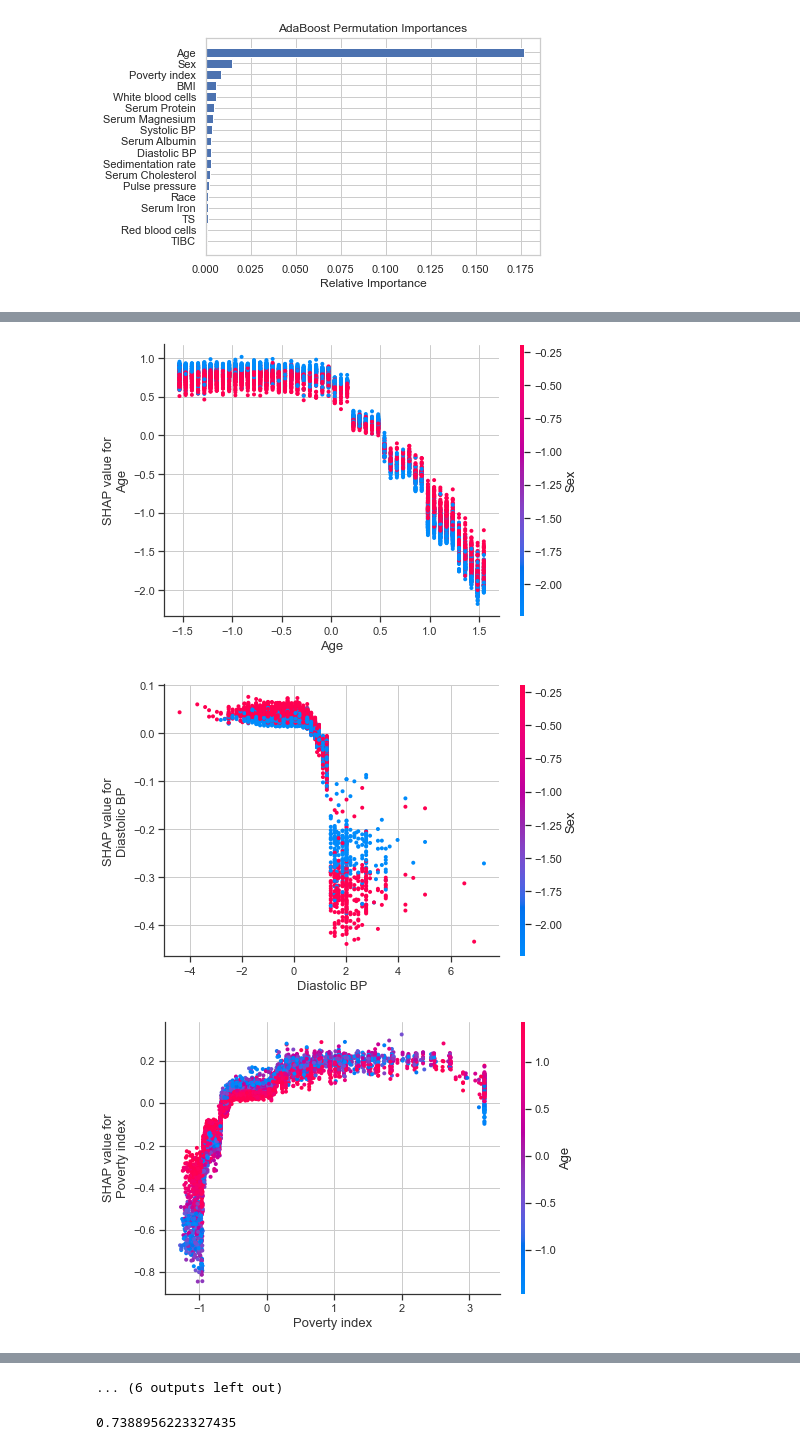
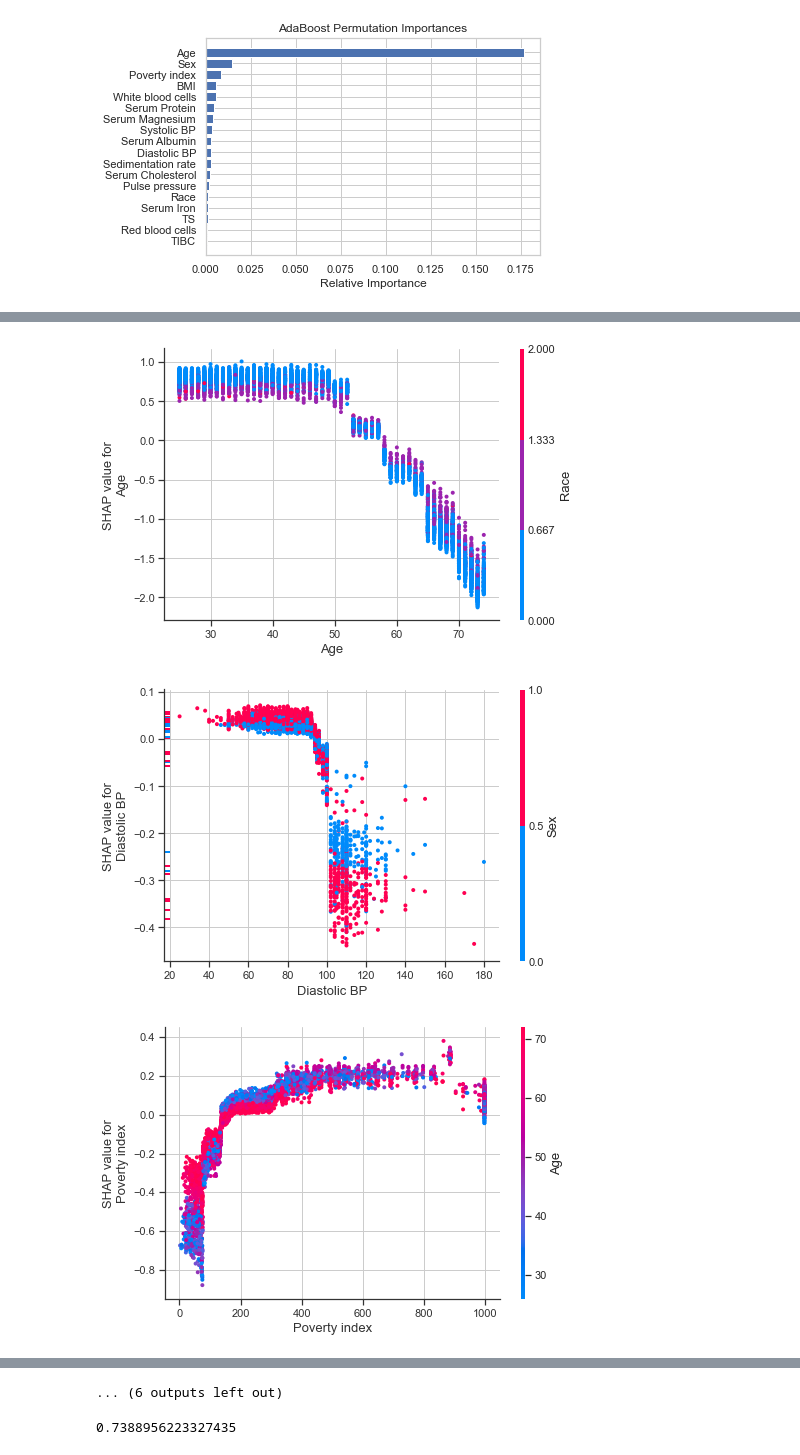
Before and after one commit to raychen2019/Mortality, a Jupyter notebook: models-v3.ipynb, the cells around one changed output, grey strips where cells are left out. Cells and saved outputs as stored; diff of their text form; code cells hidden in the pictures.

```diff
--- a/models-v3.ipynb
+++ b/models-v3.ipynb
@@ -103,7 +120,7 @@ Baseline Logistic Regression Score: 0.7356105810651266
 # %% [markdown]
 ### <div class="exercise"> k-NN Performance </div>
 # %%
-k_list = [100,120,150,200,500]
+k_list = [10,25,50,100,120,150,200,250,300,500]
 validation_error = []
 training_error = []
 
@@ -170,18 +187,13 @@ plt.show()
 # %% [markdown]
 ## Logistic Regression Lasso
 # %%
-standard_scaler = StandardScaler().fit(X_train_impute)
-
-X_train_impute_standard = standard_scaler.transform(X_train_impute)
-X_test_impute_standard = standard_scaler.transform(X_test_impute)
-
 logit_lasso = LogisticRegression(penalty = 'l1', max_iter = 500, solver ='saga')
 
-logit_lasso.fit(X_train_impute_standard, y_train.values.ravel())
+logit_lasso.fit(X_train_impute, y_train.values.ravel())
 
-y_pred_train = logit_lasso.predict(X_train_impute_standard)
+y_pred_train = logit_lasso.predict(X_train_impute)
 
-y_pred_test = logit_lasso.predict(X_test_impute_standard)
+y_pred_test = logit_lasso.predict(X_test_impute)
 
 logit_lasso_train_auc_score = roc_auc_score(y_train, y_pred_train)
 logit_lasso_test_auc_score = roc_auc_score(y_test, y_pred_test)
@@ -344,6 +356,12 @@ The beta coefficient 18 Pulse pressure for logistic regression ridge CV:
 beta_coeff_dictionaries={}
 labels = ['Lasso','Lasso CV', 'Ridge', 'Ridge CV']
 
+beta_coeff_dictionaries_2={}
+labels = ['Lasso','Lasso CV', 'Ridge', 'Ridge CV']
+beta_coef_lasso=[]
+beta_coef_lasso_CV=[]
+beta_coef_ridge=[]
+beta_coef_ridge_CV=[]
 
 print(f"The y-intercept: ")
 print(f"Lasso: {logit_lasso.intercept_[0]:.4f} Lasso CV: {logit_lasso_CV.intercept_[0]:.4f} Ridge: {logit_ridge.intercept_[0]:.4f} Ridge CV: {logit_ridge_CV.intercept_[0]:.4f} \n")
@@ -353,4 +371,9 @@ for i in range(len(logit_lasso_CV.coef_[0])):
     print(f"The beta coefficient {i+1:.0f} "+X_train.columns[i]+":")
     print(f"Lasso: {logit_lasso.coef_[0][i]:.4f} Lasso CV: {logit_lasso_CV.coef_[0][i]:.4f} Ridge: {logit_ridge.coef_[0][i]:.4f} Ridge CV: {logit_ridge_CV.coef_[0][i]:.4f} \n")
 
-    beta_coeff_dictionaries[current_col] = [logit_lasso.coef_[0][i],logit_lasso_CV.coef_[0][i], logit_ridge.coef_[0][i], logit_ridge_CV.coef_[0][i]]
+    #beta_coeff_dictionaries[current_col] = [logit_lasso.coef_[0][i],logit_lasso_CV.coef_[0][i], logit_ridge.coef_[0][i], logit_ridge_CV.coef_[0][i]]
+
+    beta_coef_lasso.append(logit_lasso.coef_[0][i])
+    beta_coef_lasso_CV.append(logit_lasso_CV.coef_[0][i])
+    beta_coef_ridge.append(logit_ridge.coef_[0][i])
+    beta_coef_ridge_CV.append(logit_ridge_CV.coef_[0][i])
@@ -375,16 +379,0 @@ Lasso: -0.0674 Lasso CV: -0.0679 Ridge: 0.0866 Ridge CV: -0.0946
-# %%
-#Kernel density estimation for dropped predictors
-
-fig, axes = plt.subplots(6, 3, figsize = (20, 15))
-for i, col in enumerate(X_train_impute.columns):
-
-    axes[i//3, i % 3].bar(x=labels, height = beta_coeff_dictionaries[col])
-    #axes[i//3, i % 3].hist(X_data_imputed.iloc[indices_one][col], label="Survived at least 18 years", alpha=0.4)
-    axes[i//3, i % 3].set_label(col)
-    axes[i//3, i % 3].set_title("The beta coefficients for " + col +" for each logistical model")
-plt.tight_layout()
-
-
-plt.show()
-plt.clf()
-plt.close()
@@ -687,7 +716,7 @@ shap.summary_plot(shap_values_xgboost, X_train_impute_shap, plot_type="bar", alp
 # %%
 for i in X_train.columns:
-    shap.dependence_plot(i, shap_values_xgboost, X_train_impute_shap)
+    shap.dependence_plot(i, shap_values_xgboost, X_train)
 # %% [output]
-[figure, old version]
+[figure, new version]
-[figure, old version]
+[figure, new version]
-[figure, old version]
+[figure, new version]
```
Also changed, not shown: parts of 23 cells of this notebook.
